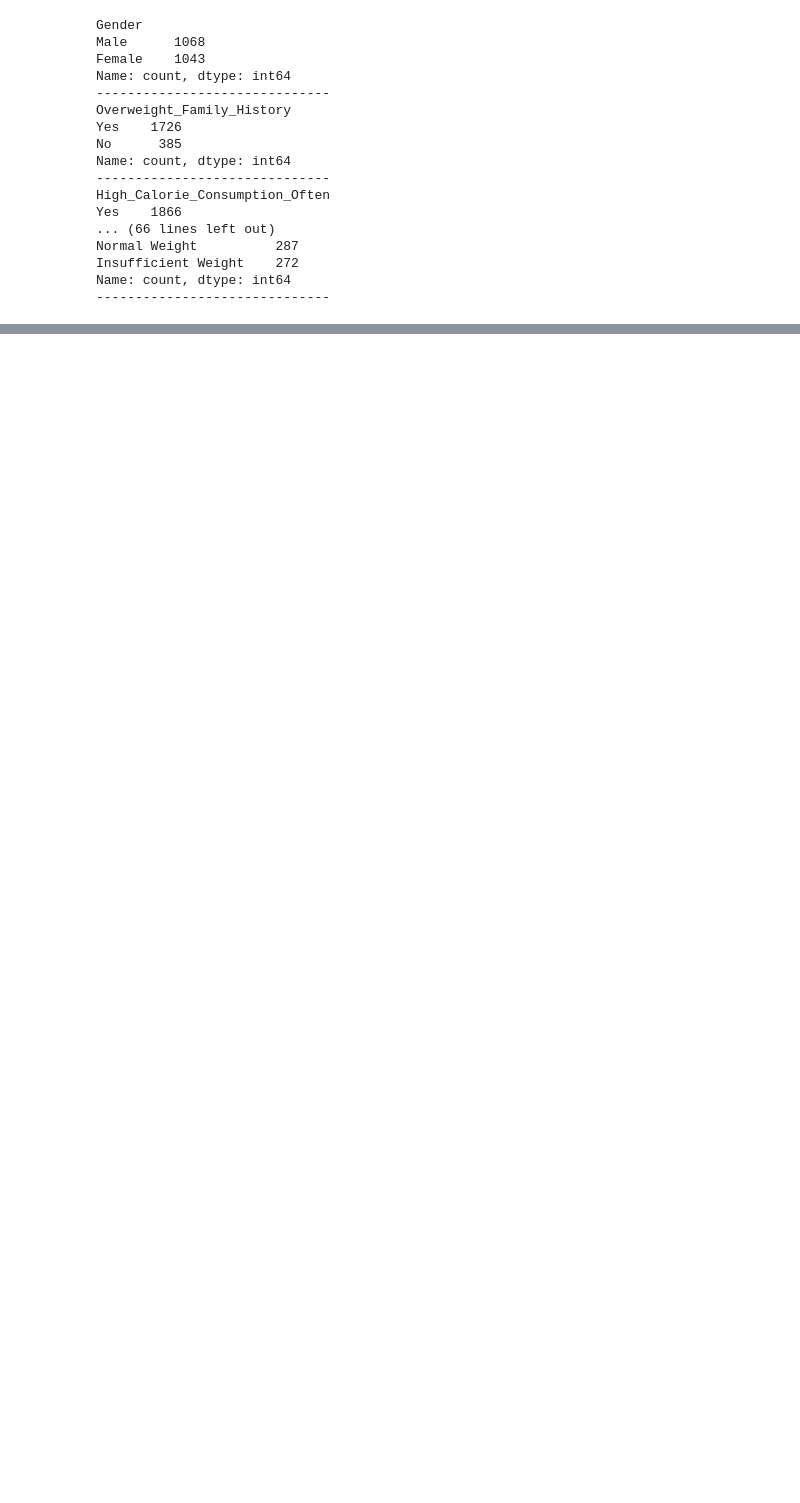
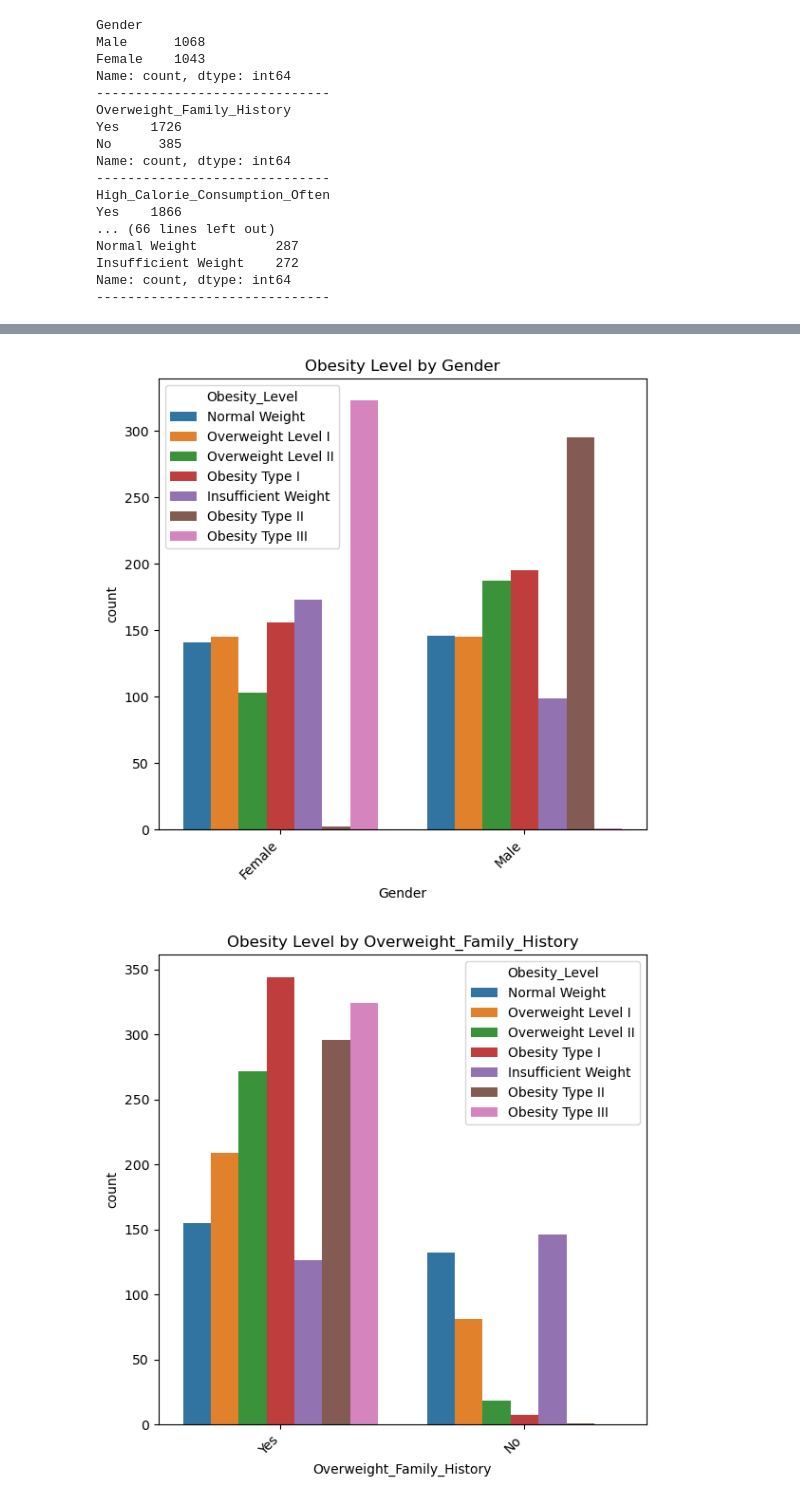
Before and after one commit to natalieseah/MLFinalProject, a Jupyter notebook: DS 6021 Final Project.ipynb, the cells around one changed output, grey strips where cells are left out. Cells and saved outputs as stored; diff of their text form; code cells hidden in the pictures; blank space fills up the shorter version.

```diff
--- a/DS 6021 Final Project.ipynb
+++ b/DS 6021 Final Project.ipynb
@@ -165,0 +187,12 @@ Name: count, dtype: int64
+# %%
+cat2 = categorical.drop('Obesity_Level')
+for col in cat2:
+    plt.figure(figsize=(6,6))
+    sns.countplot(x=col, hue='Obesity_Level', data=df)
+    plt.title(f'Obesity Level by {col}')
+    plt.xticks(rotation=45, ha='right')
+    plt.tight_layout()
+    plt.show()
+# %% [output]
+[figure, added]
+[figure, added]
```
Also changed, not shown: parts of 3 cells of this notebook.
